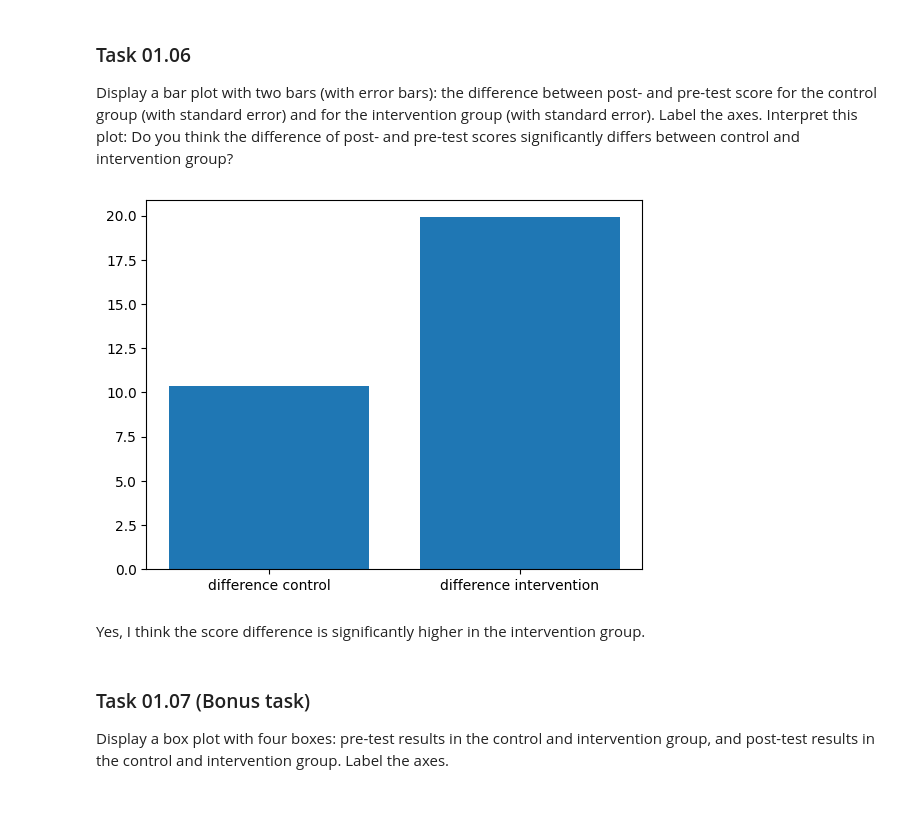
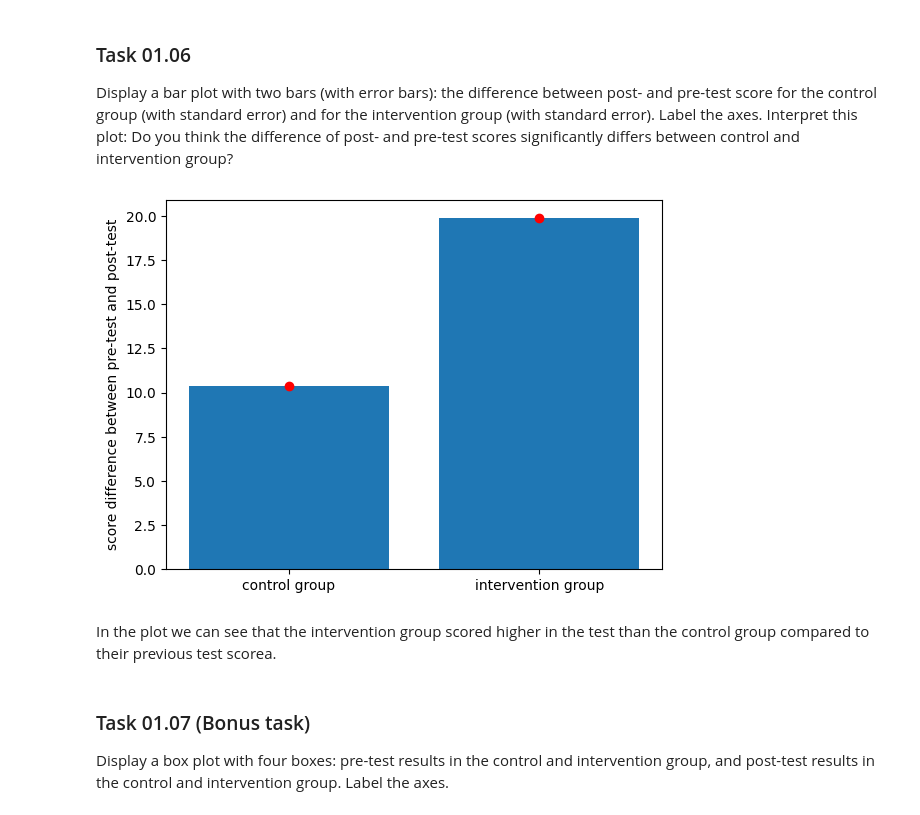
Before and after one commit to bhunecke/data-mining, a Jupyter notebook: sheet01/sheet01.ipynb, the cells around one changed output. Saved outputs shown, nothing was run; the diff lists cells and outputs as text; code cells hidden in the pictures.

```diff
--- a/sheet01/sheet01.ipynb
+++ b/sheet01/sheet01.ipynb
@@ -238,9 +237,15 @@ Display a bar plot with four bars (with error bars): pre-test mean (and standard
 x = np.array(["pre control", "post control", "pre intervention", "post intervention"])
 means = np.array([pre_control_mean, post_control_mean, pre_intervention_mean, post_intervention_mean])
 
-error = np.array([pre_control_std, post_control_std, pre_intervention_std, post_intervention_std])
+pre_control_error = pre_control_std / np.sqrt(control_count)
+post_control_error = post_control_std / np.sqrt(control_count)
+pre_intervention_error = pre_intervention_std / np.sqrt(intervention_count)
+post_intervention_error = post_intervention_std / np.sqrt(intervention_count)
+
+error = np.array([pre_control_error, post_control_error, pre_intervention_error, post_intervention_error])
 
 plt.bar(x, means)
+plt.ylabel("test score mean")
 plt.errorbar(x, means, yerr=error, fmt="o", color="r")
 
 plt.show()
@@ -255,15 +260,19 @@ intervention post is even higher than control post because students learned more
 
 Display a bar plot with two bars (with error bars): the difference between post- and pre-test score for the control group (with standard error) and for the intervention group (with standard error). Label the axes. Interpret this plot: Do you think the difference of post- and pre-test scores significantly differs between control and intervention group?
 # %%
-x_axis = np.array(["difference control", "difference intervention"])
-difference = np.array([post_control_mean-pre_control_mean, post_intervention_mean-pre_intervention_mean])
+x_axis = np.array(["control group", "intervention group"])
+difference = np.array([post_control_mean - pre_control_mean, post_intervention_mean - pre_intervention_mean])
+
+error = np.array([abs(post_control_error - pre_control_error), abs(post_intervention_error - pre_intervention_error)])
 
 plt.bar(x_axis, difference)
+plt.ylabel("score difference between pre-test and post-test")
+plt.errorbar(x_axis, difference, yerr=error, fmt="o", color="r")
 plt.show()
 # %% [output]
-[figure, old version]
+[figure, new version]
 # %% [markdown]
-Yes, I think the score difference is significantly higher in the intervention group.
+In the plot we can see that the intervention group scored higher in the test than the control group compared to their previous test scorea.
 # %% [markdown]
 ### Task 01.07 (Bonus task)
 
```
Also changed, not shown: parts of 7 cells of this notebook.
